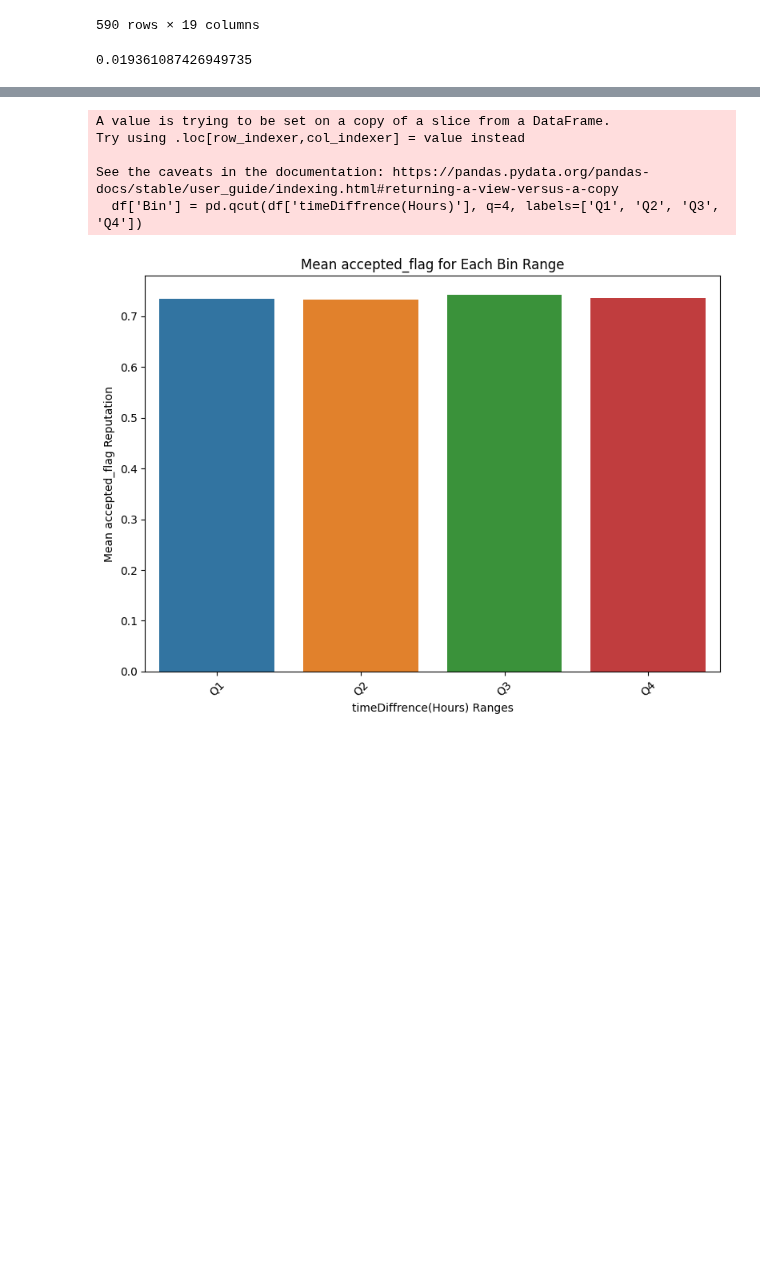
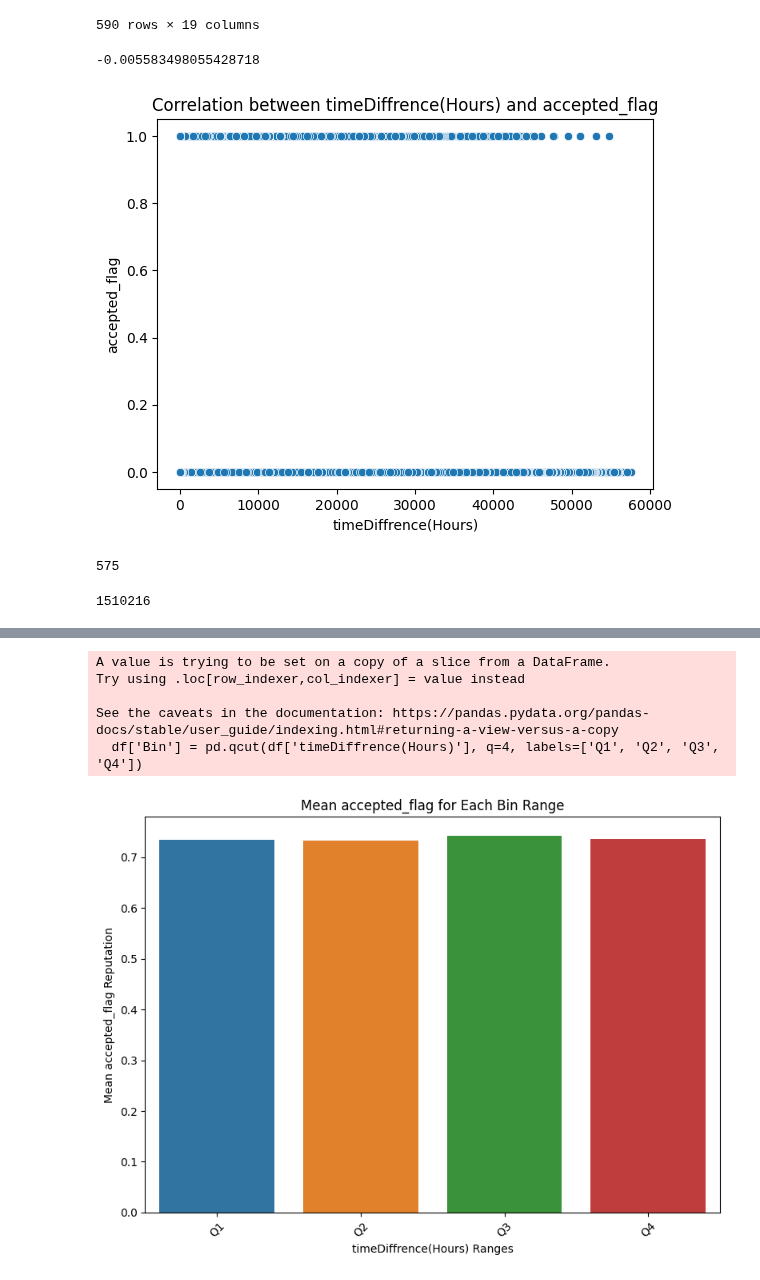
Before and after one commit to mostafa-ja/Data-Mining-fall-2023, a Jupyter notebook: Data_Mining2.ipynb, the cells around one changed output, grey strips where cells are left out. Cells and saved outputs as stored; diff of their text form; code cells hidden in the pictures; blank space fills up the shorter version.

```diff
--- a/Data_Mining2.ipynb
+++ b/Data_Mining2.ipynb
@@ -467,0 +480,4 @@ plt.show()
+# %%
+merged_A_Q = pd.merge(answers, Q_A, left_on='Id', right_on='AId', how='inner')
+merged_A_Q = pd.merge(merged_A_Q, questions, left_on='QId', right_on='Id', how='inner',suffixes=('_A', '_Q'))
+merged_A_Q
@@ -467,0 +498,3 @@ plt.show()
+# %%
+merged_A_Q['accepted_flag'] = merged_A_Q['accepted_flag'].notnull().astype(int)
+merged_A_Q
@@ -521,4 +584,13 @@ df = merged_A_Q[merged_A_Q['timeDiffrence(Hours)']>0]
 correlation = df['timeDiffrence(Hours)'].corr(df['accepted_flag'])
 correlation
 # %% [output]
-0.019361087426949735
+-0.005583498055428718
+# %%
+# Plotting correlation between Column1 and Column2
+sns.scatterplot(x='timeDiffrence(Hours)', y='accepted_flag', data=df)
+plt.title('Correlation between timeDiffrence(Hours) and accepted_flag')
+plt.xlabel('timeDiffrence(Hours)')
+plt.ylabel('accepted_flag')
+plt.show()
+# %% [output]
+[figure, added]
@@ -524,0 +600,8 @@ correlation
+# %%
+len(df2[df2['accepted_flag']==1])
+# %% [output]
+575
+# %%
+len(df)
+# %% [output]
+1510216
```
Also changed, not shown: parts of 8 cells of this notebook.
